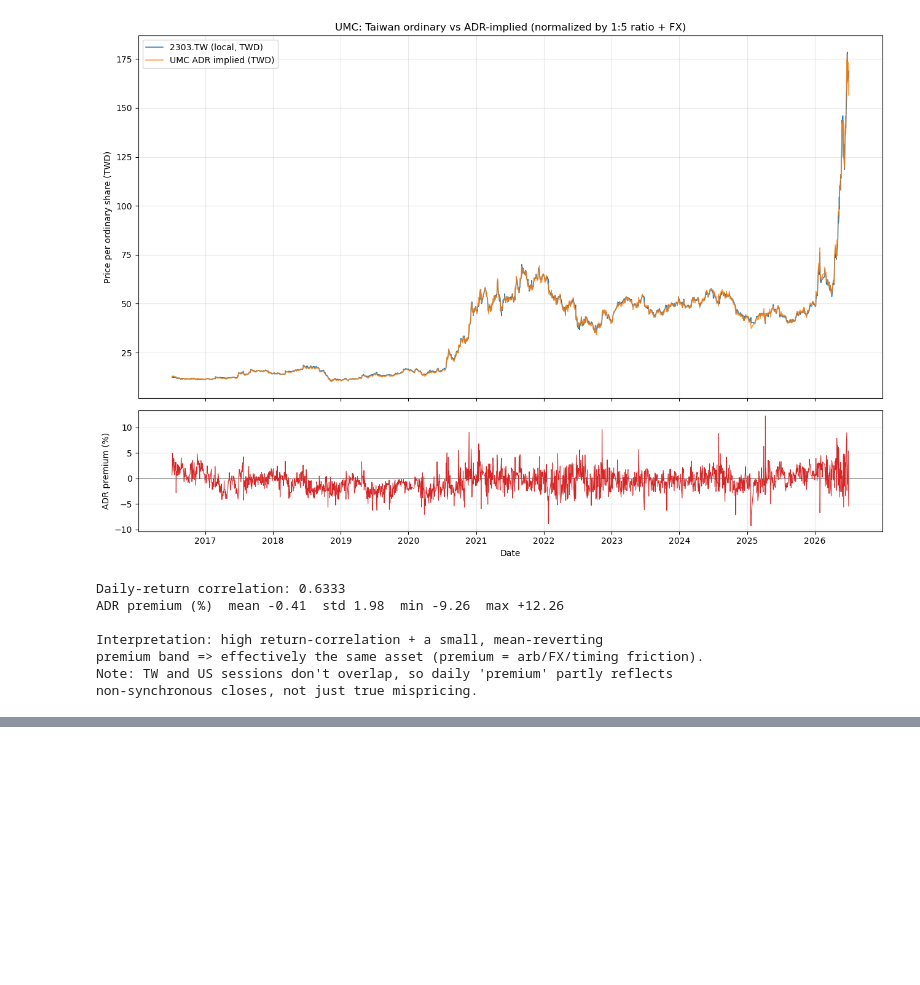
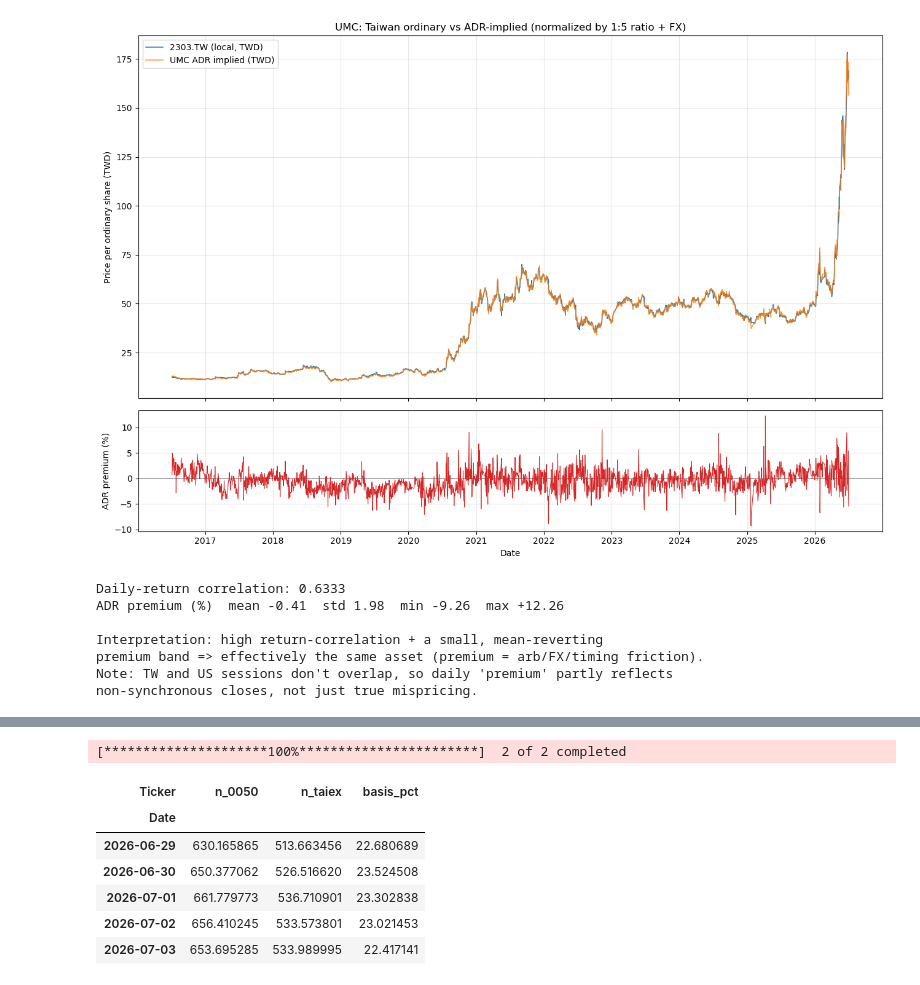
Before and after one commit to hansel7121/Taiwan-Warrants-App, a Jupyter notebook: umc_adr_parity.ipynb, the cells around one changed output, grey strips where cells are left out. Drawn from its saved outputs; the diff is of its cells as text; code cells hidden in the pictures; blank space fills up the shorter version.

```diff
--- a/umc_adr_parity.ipynb
+++ b/umc_adr_parity.ipynb
@@ -101,0 +120,23 @@ non-synchronous closes, not just true mispricing.
+# %%
+# Download 0050 ETF and the TAIEX index (TXO underlying), align on common days.
+etf_idx = yf.download(["0050.TW", "^TWII"], period="10y", auto_adjust=False)["Close"]
+etf_idx = etf_idx.rename(columns={"0050.TW": "etf_0050", "^TWII": "taiex"})
+ei = etf_idx.dropna(subset=["etf_0050", "taiex"]).copy()
+
+# Normalize both to 100 at the first common day so different scales
+# (ETF ~NT$170 vs index ~23,000 pts) are comparable.
+ei["n_0050"] = ei["etf_0050"] / ei["etf_0050"].iloc[0] * 100
+ei["n_taiex"] = ei["taiex"] / ei["taiex"].iloc[0] * 100
+
+# "Premium" here = how far 0050 has drifted from the index, normalized-level basis.
+ei["basis_pct"] = (ei["n_0050"] / ei["n_taiex"] - 1) * 100
+ei[["n_0050", "n_taiex", "basis_pct"]].tail()
+# %% [output]
+[*********************100%***********************]  2 of 2 completed
+| Ticker | n_0050 | n_taiex | basis_pct |
+| Date |  |  |  |
+| 2026-06-29 | 630.165865 | 513.663456 | 22.680689 |
+| 2026-06-30 | 650.377062 | 526.516620 | 23.524508 |
+| 2026-07-01 | 661.779773 | 536.710901 | 23.302838 |
+| 2026-07-02 | 656.410245 | 533.573801 | 23.021453 |
+| 2026-07-03 | 653.695285 | 533.989995 | 22.417141 |
```
Also changed, not shown: parts of 5 cells of this notebook.
